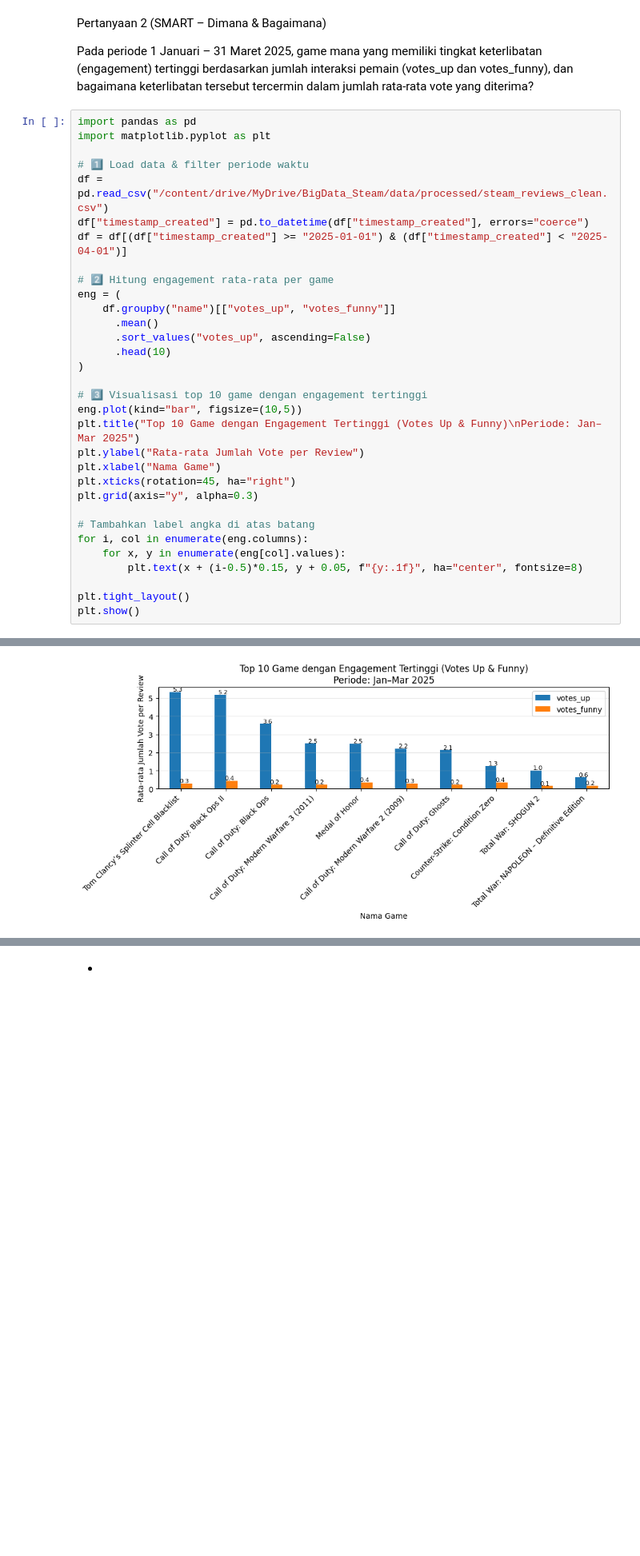
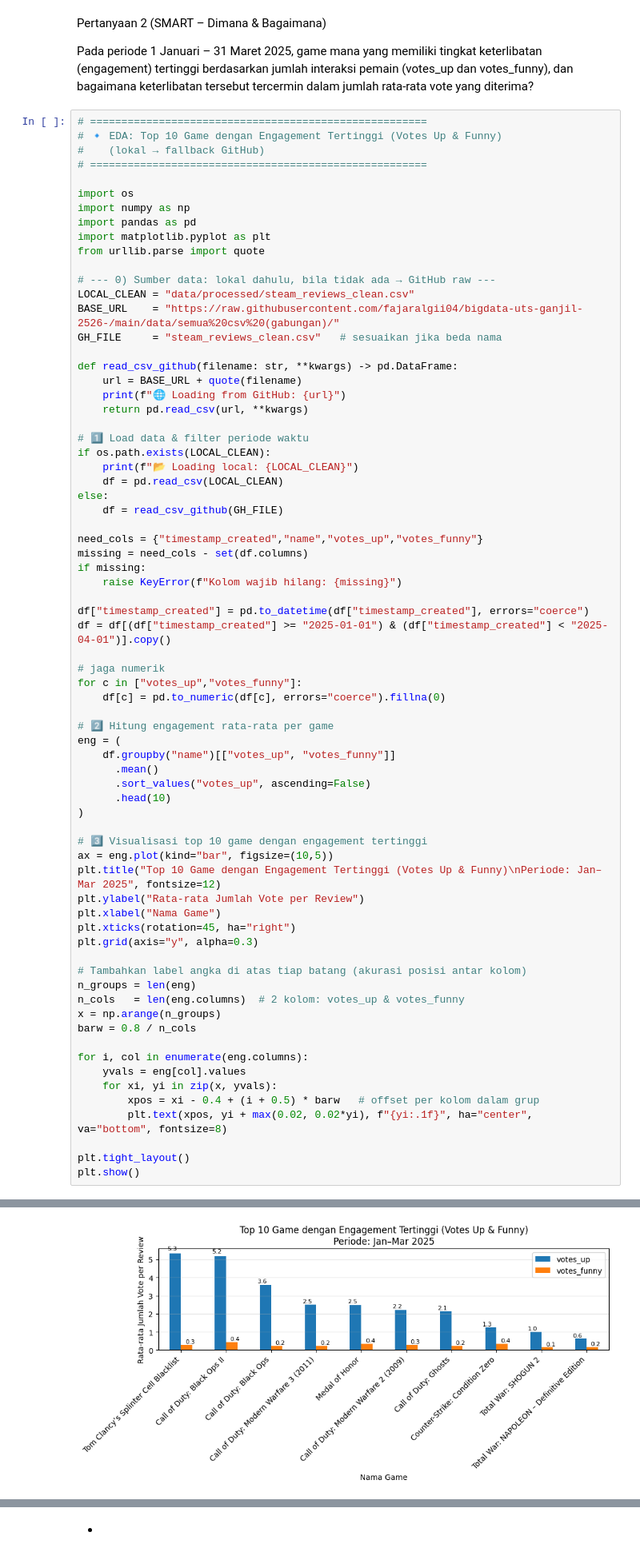
Before and after one commit to fajaralgii04/bigdata-uts-ganjil-2526-, a Jupyter notebook: Kelompok5_Code.ipynb, the cells around one changed output, grey strips where cells are left out. Shown at 80% size. Drawn from its saved outputs; the diff is of its cells as text; blank space fills up the shorter version.

```diff
--- a/Kelompok5_Code.ipynb
+++ b/Kelompok5_Code.ipynb
@@ -768,13 +950,45 @@ Pertanyaan 2 (SMART – Dimana & Bagaimana)
 
 Pada periode 1 Januari – 31 Maret 2025, game mana yang memiliki tingkat keterlibatan (engagement) tertinggi berdasarkan jumlah interaksi pemain (votes_up dan votes_funny), dan bagaimana keterlibatan tersebut tercermin dalam jumlah rata-rata vote yang diterima?
 # %%
+# ======================================================
+# 🔹 EDA: Top 10 Game dengan Engagement Tertinggi (Votes Up & Funny)
+#    (lokal → fallback GitHub)
+# ======================================================
+
+import os
+import numpy as np
 import pandas as pd
 import matplotlib.pyplot as plt
+from urllib.parse import quote
+
+# --- 0) Sumber data: lokal dahulu, bila tidak ada → GitHub raw ---
+LOCAL_CLEAN = "data/processed/steam_reviews_clean.csv"
+BASE_URL    = "https://raw.githubusercontent.com/fajaralgii04/bigdata-uts-ganjil-2526-/main/data/semua%20csv%20(gabungan)/"
+GH_FILE     = "steam_reviews_clean.csv"   # sesuaikan jika beda nama
+
+def read_csv_github(filename: str, **kwargs) -> pd.DataFrame:
+    url = BASE_URL + quote(filename)
+    print(f"🌐 Loading from GitHub: {url}")
+    return pd.read_csv(url, **kwargs)
 
 # 1️⃣ Load data & filter periode waktu
-df = pd.read_csv("/content/drive/MyDrive/BigData_Steam/data/processed/steam_reviews_clean.csv")
+if os.path.exists(LOCAL_CLEAN):
+    print(f"📂 Loading local: {LOCAL_CLEAN}")
+    df = pd.read_csv(LOCAL_CLEAN)
+else:
+    df = read_csv_github(GH_FILE)
+
+need_cols = {"timestamp_created","name","votes_up","votes_funny"}
+missing = need_cols - set(df.columns)
+if missing:
+    raise KeyError(f"Kolom wajib hilang: {missing}")
+
 df["timestamp_created"] = pd.to_datetime(df["timestamp_created"], errors="coerce")
-df = df[(df["timestamp_created"] >= "2025-01-01") & (df["timestamp_created"] < "2025-04-01")]
+df = df[(df["timestamp_created"] >= "2025-01-01") & (df["timestamp_created"] < "2025-04-01")].copy()
+
+# jaga numerik
+for c in ["votes_up","votes_funny"]:
+    df[c] = pd.to_numeric(df[c], errors="coerce").fillna(0)
 
 # 2️⃣ Hitung engagement rata-rata per game
 eng = (
@@ -785,17 +999,24 @@ eng = (
 )
 
 # 3️⃣ Visualisasi top 10 game dengan engagement tertinggi
-eng.plot(kind="bar", figsize=(10,5))
-plt.title("Top 10 Game dengan Engagement Tertinggi (Votes Up & Funny)\nPeriode: Jan–Mar 2025")
+ax = eng.plot(kind="bar", figsize=(10,5))
+plt.title("Top 10 Game dengan Engagement Tertinggi (Votes Up & Funny)\nPeriode: Jan–Mar 2025", fontsize=12)
 plt.ylabel("Rata-rata Jumlah Vote per Review")
 plt.xlabel("Nama Game")
 plt.xticks(rotation=45, ha="right")
 plt.grid(axis="y", alpha=0.3)
 
-# Tambahkan label angka di atas batang
+# Tambahkan label angka di atas tiap batang (akurasi posisi antar kolom)
+n_groups = len(eng)
+n_cols   = len(eng.columns)  # 2 kolom: votes_up & votes_funny
+x = np.arange(n_groups)
+barw = 0.8 / n_cols
+
 for i, col in enumerate(eng.columns):
-    for x, y in enumerate(eng[col].values):
-        plt.text(x + (i-0.5)*0.15, y + 0.05, f"{y:.1f}", ha="center", fontsize=8)
+    yvals = eng[col].values
+    for xi, yi in zip(x, yvals):
+        xpos = xi - 0.4 + (i + 0.5) * barw   # offset per kolom dalam grup
+        plt.text(xpos, yi + max(0.02, 0.02*yi), f"{yi:.1f}", ha="center", va="bottom", fontsize=8)
 
 plt.tight_layout()
 plt.show()
@@ -803,4 +1025,4 @@ plt.show()
-[figure, old version]
+[figure, new version]
 # %% [markdown]
 Pertanyaan 3 (SMART – Kapan & Siapa):
 
```
Also changed, not shown: parts of 18 cells of this notebook.
